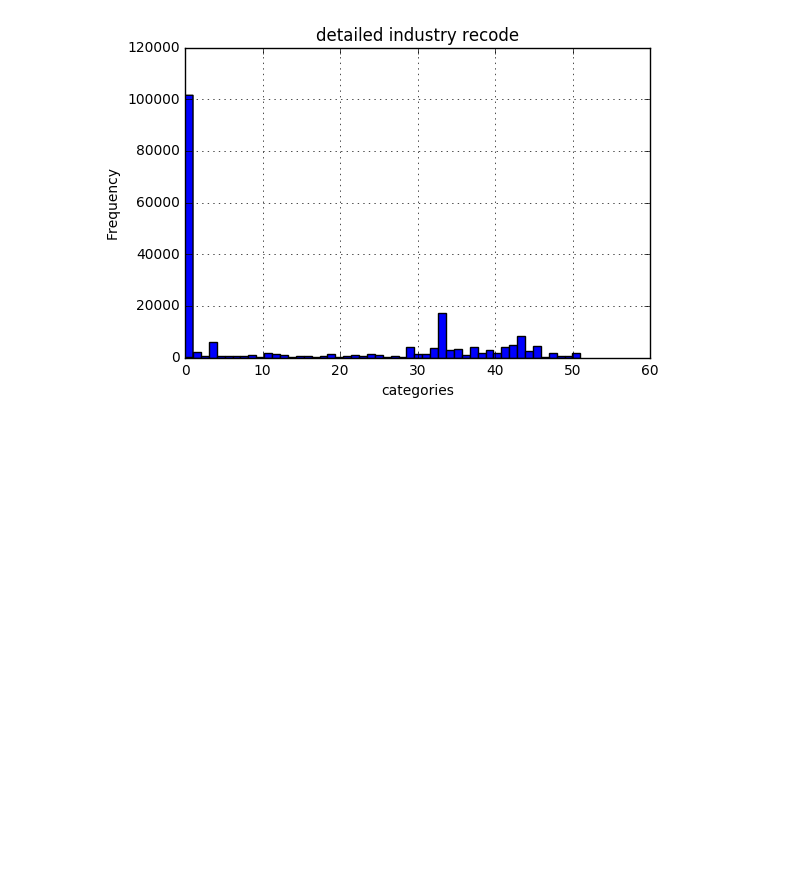
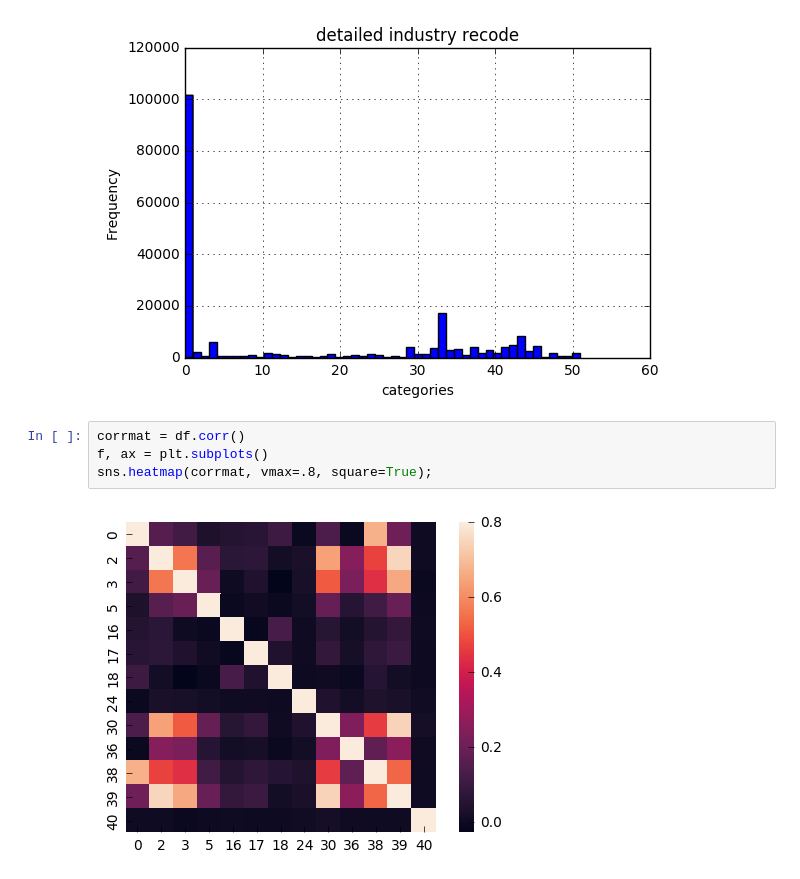
Before and after one commit to pranshu28/usa_census, a Jupyter notebook: Notebook.ipynb, the cells around one changed output. Drawn from its saved outputs; the diff is of its cells as text; blank space fills up the shorter version.

```diff
--- a/Notebook.ipynb
+++ b/Notebook.ipynb
@@ -70,3 +73,9 @@ df[2].hist(bins=50)
 # %% [output]
 <matplotlib.axes._subplots.AxesSubplot at 0x...>
 [figure]
+# %%
+corrmat = df.corr()
+f, ax = plt.subplots()
+sns.heatmap(corrmat, vmax=.8, square=True);
+# %% [output]
+[figure, added]
```
Also changed, not shown: parts of 3 cells of this notebook.
